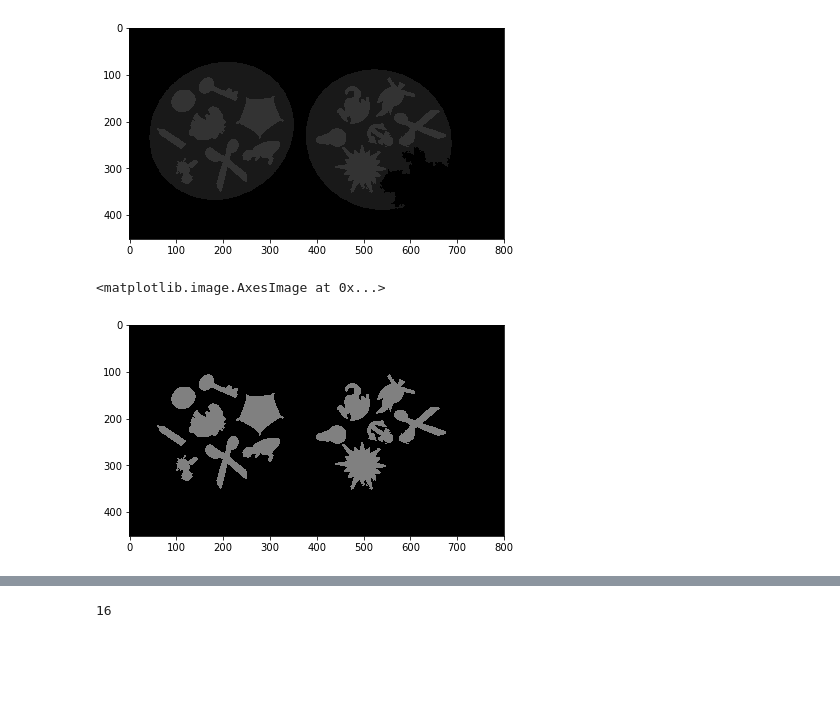
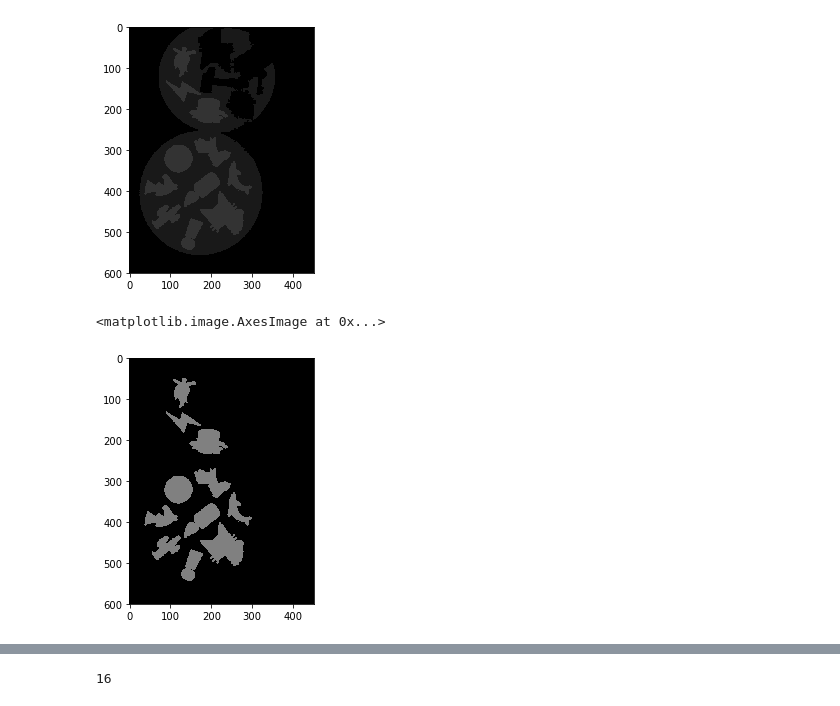
Before and after one commit to Qanot/kck-dobble, a Jupyter notebook: Dobble-RGB.ipynb, the cells around one changed output, grey strips where cells are left out. Saved outputs shown, nothing was run; the diff lists cells and outputs as text; code cells hidden in the pictures; blank space fills up the shorter version.

```diff
--- a/Dobble-RGB.ipynb
+++ b/Dobble-RGB.ipynb
@@ -140,7 +140,7 @@ import matplotlib.pyplot as plt
 from skimage import measure
 # %%
 
-nazwa = "oli.jpg"
+nazwa = "obraz23.jpg"
 
 img = data.imread(nazwa)
 img = rgb2gray(img)
@@ -174,40 +174,40 @@ contours = measure.find_contours(r, 0.83)
 # nowe
 warstwy = np.zeros(shape(img), dtype=np.float32)
 
 for n, contour in enumerate(contours):
     if shape(contour)[0] > 200:
         x = contour[:, 0]
         y = contour[:, 1]
         from skimage.draw import polygon
         rr, cc = polygon(contour[:, 0], contour[:, 1])
         warstwy2 = np.zeros(shape(img), dtype=np.float32)
         warstwy2[rr, cc] = 0.1
         warstwy += warstwy2
 
 io.imshow(warstwy)
 
 if np.mean(r) > 0.8:
     prog_jasnosc = 0.09 #tlo biale
 else:
     prog_jasnosc = 0.19 #tlo kolorowe
 
 for x in range(len(warstwy)):
     for y in range(len(warstwy[0])):
-        if warstwy[x][y] > 0.19:
+        if warstwy[x][y] >prog_jasnosc:
             warstwy[x][y] = 0.5
         else:
             warstwy[x][y] = 0.0
 
 
 contours = measure.find_contours(warstwy, 0.49)
 #koniec nowe
 # %% [output]
-[figure, old version]
+[figure, new version]
 # %%
 io.imshow(warstwy)
 # %% [output]
 <matplotlib.image.AxesImage at 0x...>
-[figure, old version]
+[figure, new version]
 # %%
 # UWAGA-  Kuba, jesli nie chcesz miec konturow z obrazka powyzej, tylko tak jak bylo, odkomentuj linijke ponizej
 
```
Also changed, not shown: parts of 4 cells of this notebook, 2 other files.
